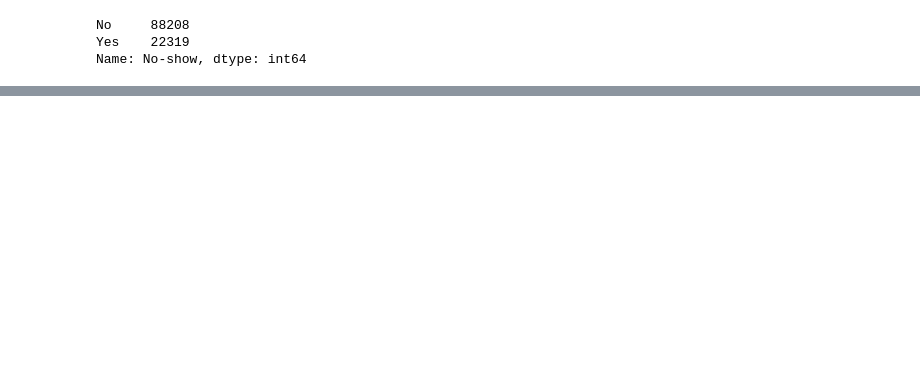
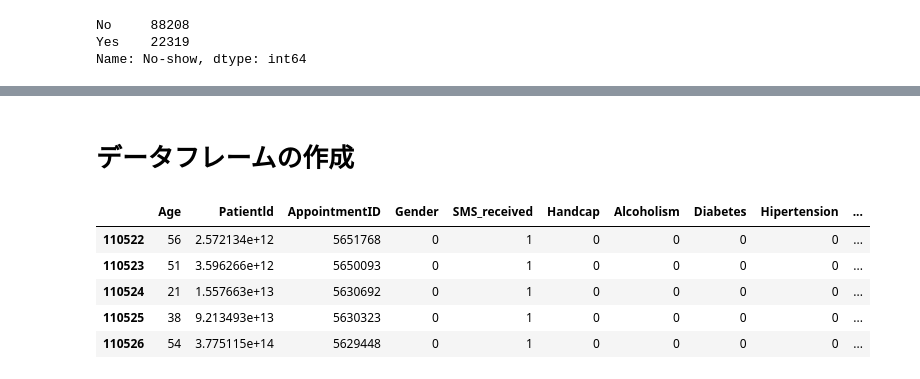
Before and after one commit to lasershow/lab-py, a Jupyter notebook: ipython/dic_20171017_medical_apptmnt_no_show.ipynb, the cells around one changed output, grey strips where cells are left out. Cells and saved outputs as stored; diff of their text form; code cells hidden in the pictures; blank space fills up the shorter version.

```diff
--- a/ipython/dic_20171017_medical_apptmnt_no_show.ipynb
+++ b/ipython/dic_20171017_medical_apptmnt_no_show.ipynb
@@ -21,0 +75,2 @@ Name: No-show, dtype: int64
+# %% [markdown]
+# データフレームの作成
@@ -21,0 +79,23 @@ Name: No-show, dtype: int64
+# %%
+## データフレーム作成
+feature_dframe = pd.DataFrame()
+feature_dframe['Age'] = df['Age']
+feature_dframe['Patientld'] = df['PatientId']
+feature_dframe['AppointmentID'] = df['AppointmentID']
+feature_dframe['Gender'] = df['Gender'].apply(lambda g:1 if g == 'M' else 0)
+feature_dframe['SMS_received'] = df['SMS_received']
+feature_dframe['Handcap'] = df['Handcap']
+feature_dframe['Alcoholism'] = df['Alcoholism']
+feature_dframe['Diabetes'] = df['Diabetes']
+feature_dframe['Hipertension'] = df['Hipertension']
+feature_dframe['Scholarship'] = df['Scholarship']
+feature_dframe['No-show'] = df['No-show'].apply(lambda g:1 if g == 'Yes' else 0)
+# %%
+feature_dframe.tail()
+# %% [output]
+|  | Age | Patientld | AppointmentID | Gender | SMS_received | Handcap | Alcoholism | Diabetes | Hipertension | ... |
+| 110522 | 56 | 2.572134e+12 | 5651768 | 0 | 1 | 0 | 0 | 0 | 0 | ... |
+| 110523 | 51 | 3.596266e+12 | 5650093 | 0 | 1 | 0 | 0 | 0 | 0 | ... |
+| 110524 | 21 | 1.557663e+13 | 5630692 | 0 | 1 | 0 | 0 | 0 | 0 | ... |
+| 110525 | 38 | 9.213493e+13 | 5630323 | 0 | 1 | 0 | 0 | 0 | 0 | ... |
+| 110526 | 54 | 3.775115e+14 | 5629448 | 0 | 1 | 0 | 0 | 0 | 0 | ... |
```
Also changed, not shown: parts of 22 cells of this notebook, 25 other files.
